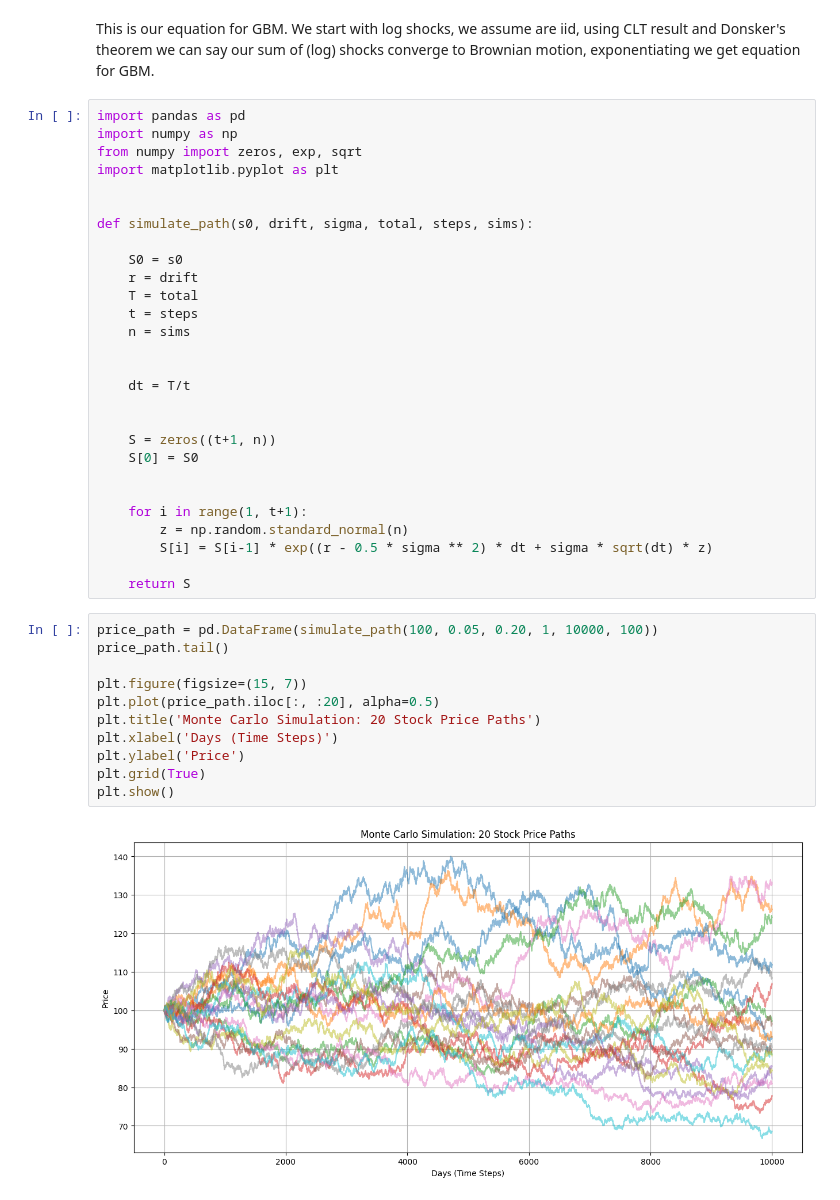
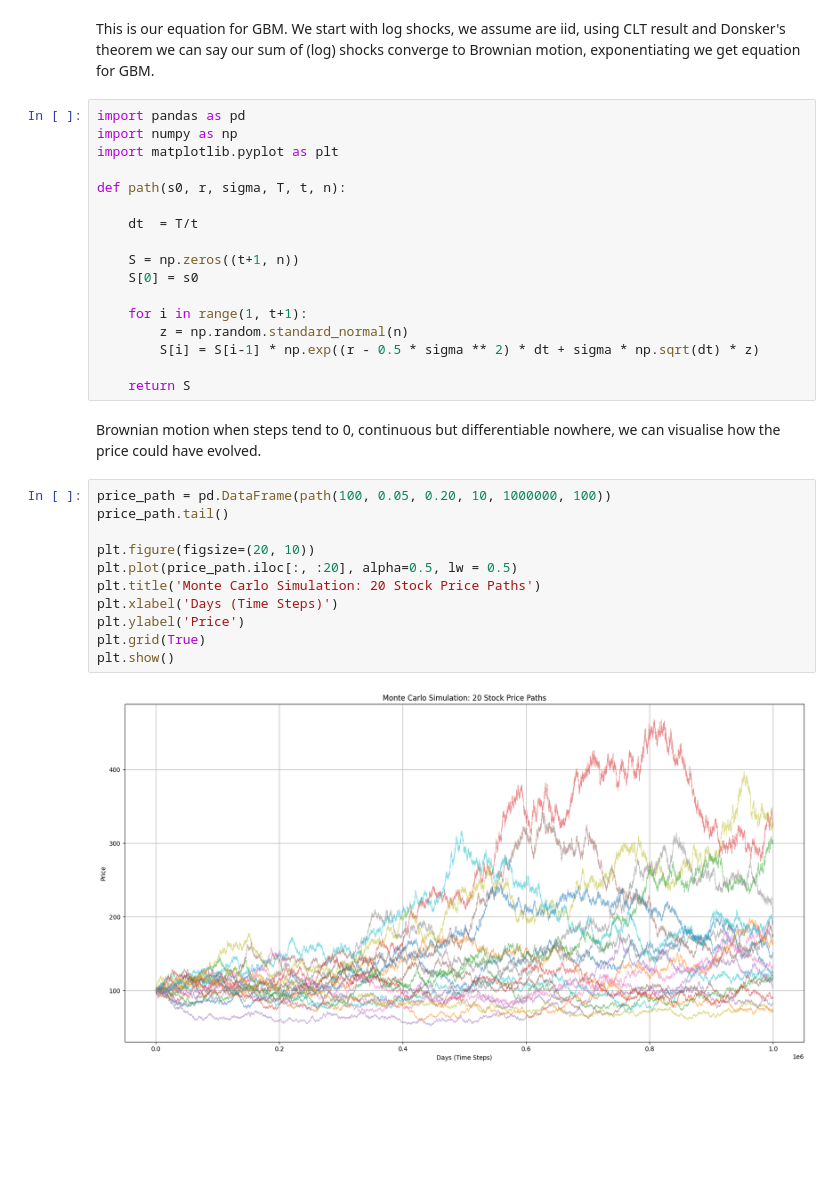
Before and after one commit to DOTDOTDAN/quantmethods, a Jupyter notebook: TimeSeries/GBM_Sim.ipynb, the cells around one changed output. Cells and saved outputs as stored; diff of their text form; blank space fills up the shorter version.

```diff
--- a/TimeSeries/GBM_Sim.ipynb
+++ b/TimeSeries/GBM_Sim.ipynb
@@ -9,41 +11,32 @@ This is our equation for GBM. We start with log shocks, we assume are iid, using
 # %%
 import pandas as pd
 import numpy as np
-from numpy import zeros, exp, sqrt
 import matplotlib.pyplot as plt
 
+def path(s0, r, sigma, T, t, n):
 
-def simulate_path(s0, drift, sigma, total, steps, sims):
+    dt  = T/t
 
-    S0 = s0
-    r = drift
-    T = total
-    t = steps
-    n = sims
-
-
-    dt = T/t
-
-
-    S = zeros((t+1, n))
-    S[0] = S0
-
+    S = np.zeros((t+1, n))
+    S[0] = s0
 
     for i in range(1, t+1):
         z = np.random.standard_normal(n)
-        S[i] = S[i-1] * exp((r - 0.5 * sigma ** 2) * dt + sigma * sqrt(dt) * z)
+        S[i] = S[i-1] * np.exp((r - 0.5 * sigma ** 2) * dt + sigma * np.sqrt(dt) * z)
 
     return S
+# %% [markdown]
+Brownian motion when steps tend to 0, continuous but differentiable nowhere, we can visualise how the price could have evolved.
 # %%
-price_path = pd.DataFrame(simulate_path(100, 0.05, 0.20, 1, 10000, 100))
+price_path = pd.DataFrame(path(100, 0.05, 0.20, 10, 1000000, 100))
 price_path.tail()
 
-plt.figure(figsize=(15, 7))
-plt.plot(price_path.iloc[:, :20], alpha=0.5)
+plt.figure(figsize=(20, 10))
+plt.plot(price_path.iloc[:, :20], alpha=0.5, lw = 0.5)
 plt.title('Monte Carlo Simulation: 20 Stock Price Paths')
 plt.xlabel('Days (Time Steps)')
 plt.ylabel('Price')
 plt.grid(True)
 plt.show()
 # %% [output]
-[figure, old version]
+[figure, new version]
```
Also changed, not shown: parts of 3 cells of this notebook, 3 other files.
